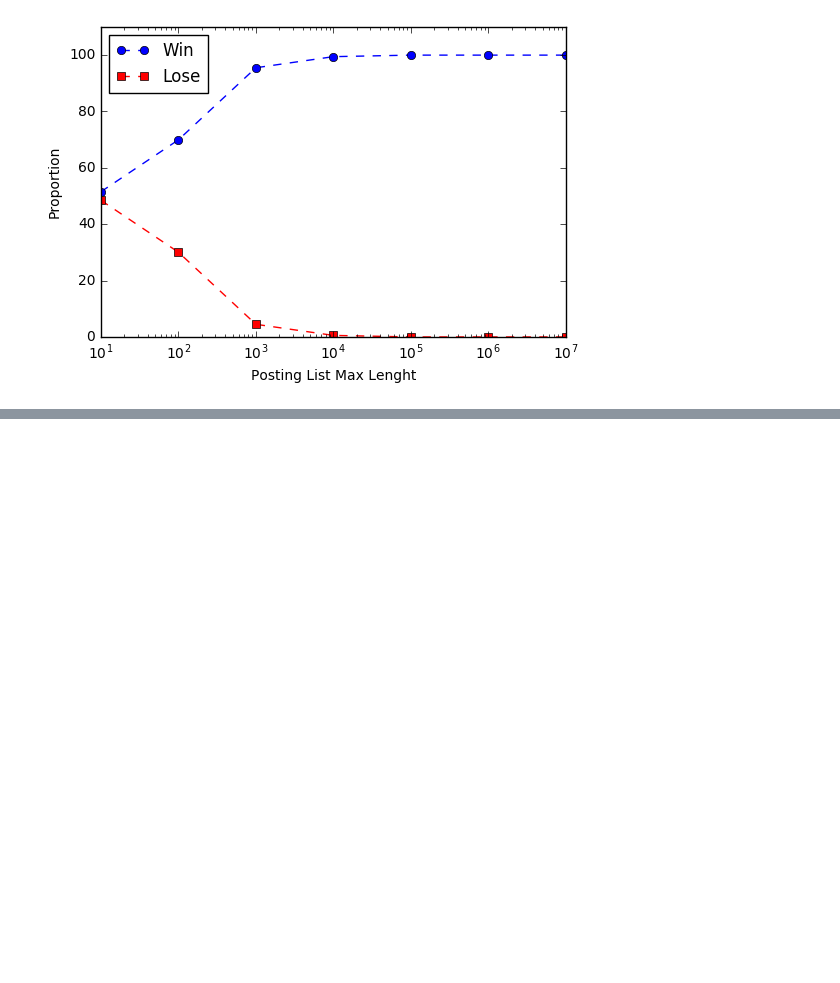
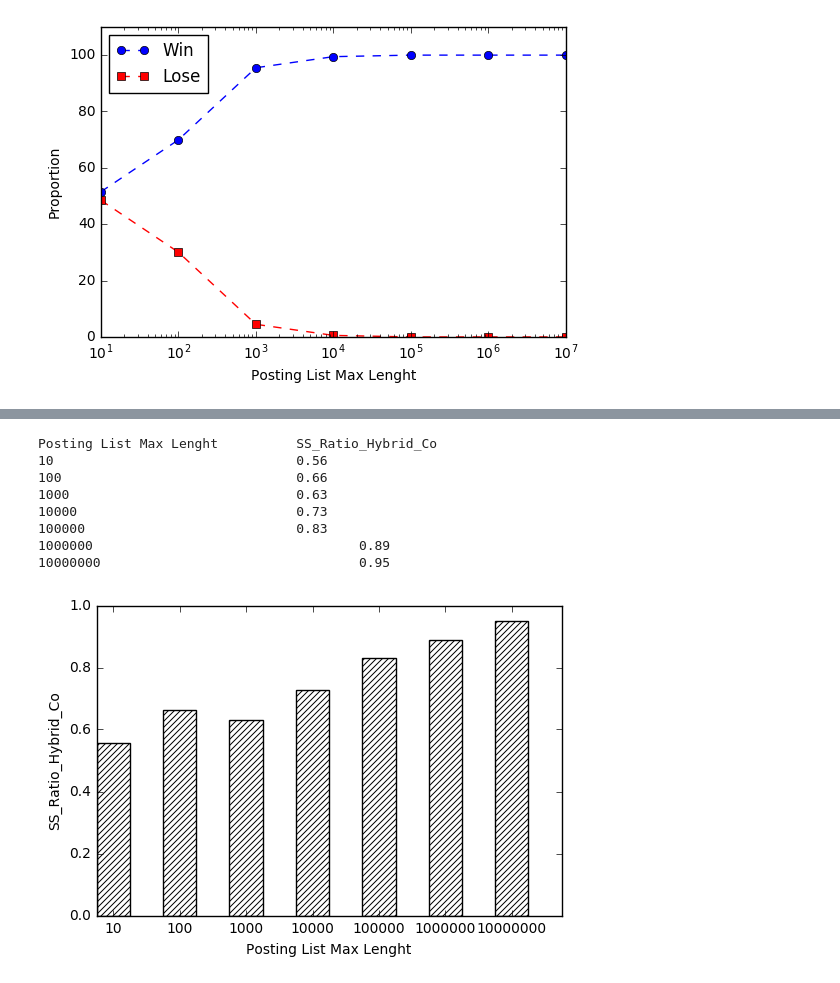
Before and after one commit to earissola/research, a Jupyter notebook: notebooks/webbase_uint16.ipynb, the cells around one changed output, grey strips where cells are left out. Saved outputs shown, nothing was run; the diff lists cells and outputs as text; code cells hidden in the pictures; blank space fills up the shorter version.

```diff
--- a/notebooks/webbase_uint16.ipynb
+++ b/notebooks/webbase_uint16.ipynb
@@ -400,0 +412,23 @@ ax.legend(loc=2)
+# %%
+figure, ax = plt.subplots()
+x = np.arange(7)
+
+ax.bar(x, average_SS_Ratio_Hybrid_Co_bin_count_C_Li_wo1_EWAH_bitmap_Bytes_win, 0.50, color='w', hatch='////')
+plt.xticks(x + 0.5/2., map(lambda x: str(x), logBins))
+
+ax.set_xlabel('Posting List Max Lenght')
+ax.set_ylabel('SS_Ratio_Hybrid_Co')
+
+print "Posting List Max Lenght\t\t SS_Ratio_Hybrid_Co"
+for i, item in enumerate(average_SS_Ratio_Hybrid_Co_bin_count_C_Li_wo1_EWAH_bitmap_Bytes_win):
+    print "%i \t\t\t\t %.2f" % (logBins[i], item)
+# %% [output]
+Posting List Max Lenght          SS_Ratio_Hybrid_Co
+10                               0.56
+100                              0.66
+1000                             0.63
+10000                            0.73
+100000                           0.83
+1000000                                  0.89
+10000000                                 0.95
+[figure, added]
```
Also changed, not shown: parts of 4 cells of this notebook.
